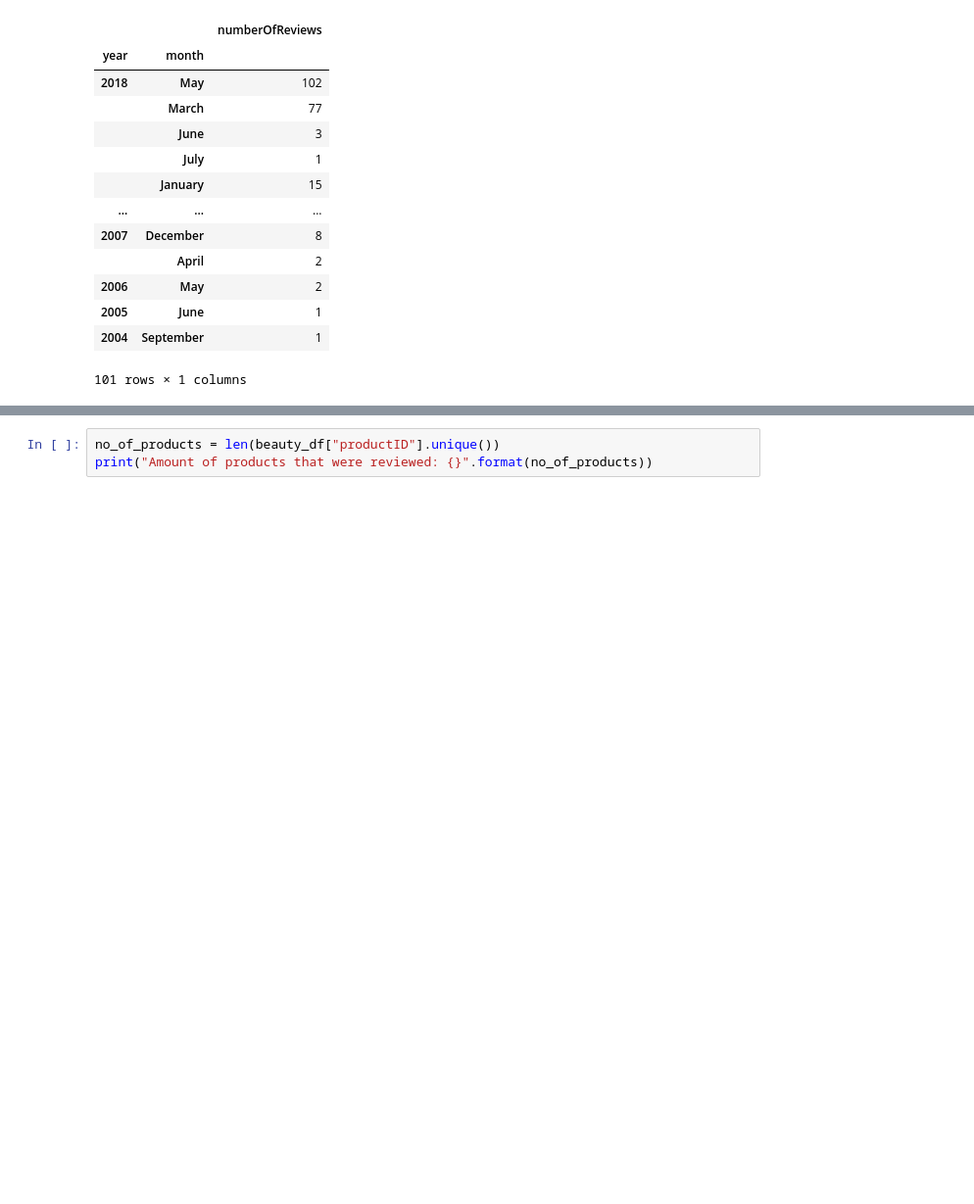
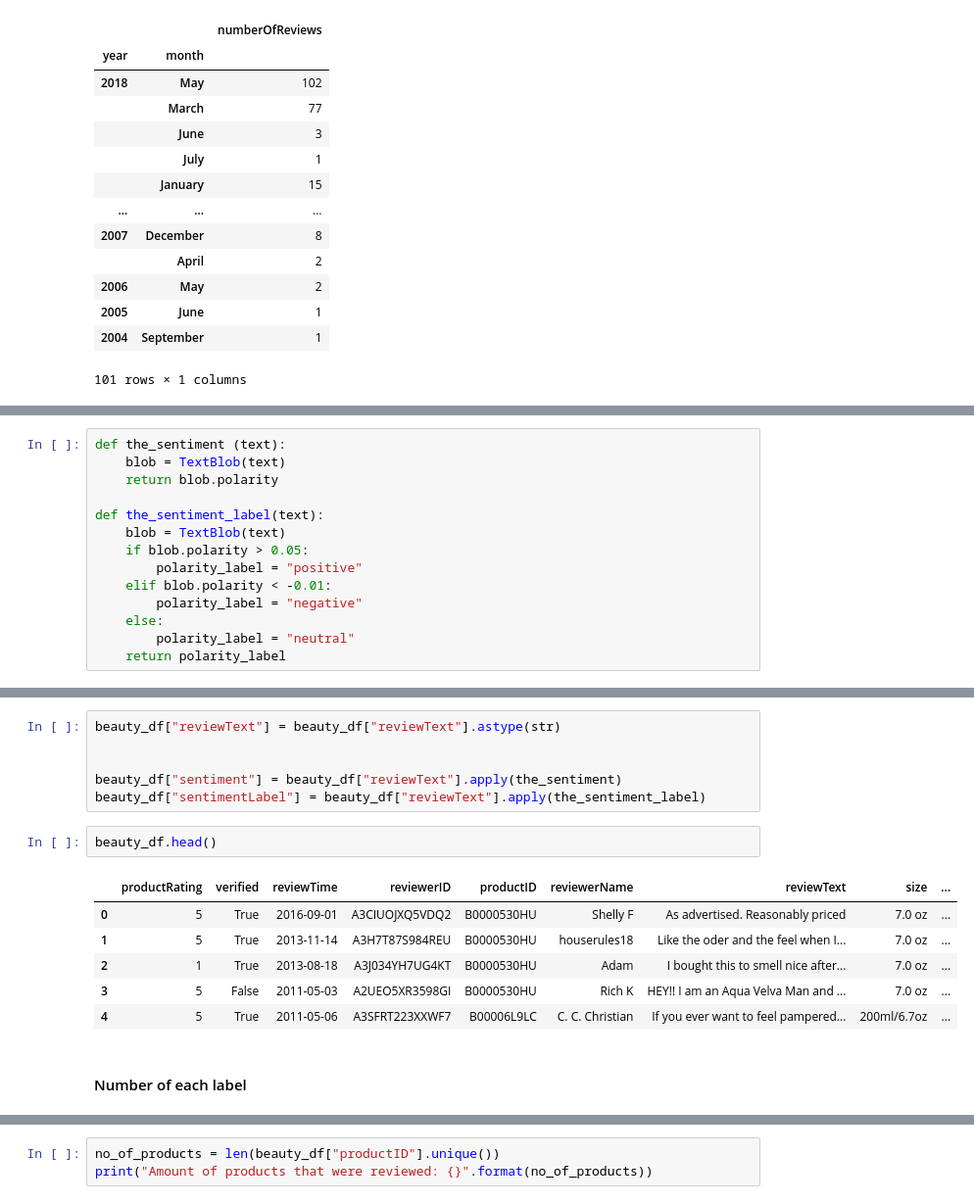
Before and after one commit to ahmadbashorun/AI6-amazon-reviews-EDA-project, a Jupyter notebook: Beauty_cleaning.ipynb, the cells around one changed output, grey strips where cells are left out. Shown at 98% size. Cells and saved outputs as stored; diff of their text form; blank space fills up the shorter version.

Commit message:
Answered the questions for each categories

```diff
--- a/Beauty_cleaning.ipynb
+++ b/Beauty_cleaning.ipynb
@@ -219,0 +210,14 @@ MONTHLY BREAKDOWN FOR AVERAGE RATINGS PER YEAR:
+# %%
+def the_sentiment (text):
+    blob = TextBlob(text)
+    return blob.polarity
+
+def the_sentiment_label(text):
+    blob = TextBlob(text)
+    if blob.polarity > 0.05:
+        polarity_label = "positive"
+    elif blob.polarity < -0.01:
+        polarity_label = "negative"
+    else:
+        polarity_label = "neutral"
+    return polarity_label
@@ -219,0 +226,17 @@ MONTHLY BREAKDOWN FOR AVERAGE RATINGS PER YEAR:
+# %%
+beauty_df["reviewText"] = beauty_df["reviewText"].astype(str)
+
+
+beauty_df["sentiment"] = beauty_df["reviewText"].apply(the_sentiment)
+beauty_df["sentimentLabel"] = beauty_df["reviewText"].apply(the_sentiment_label)
+# %%
+beauty_df.head()
+# %% [output]
+|  | productRating | verified | reviewTime | reviewerID | productID | reviewerName | reviewText | size | ... |
+| 0 | 5 | True | 2016-09-01 | A3CIUOJXQ5VDQ2 | B0000530HU | Shelly F | As advertised. Reasonably priced | 7.0 oz | ... |
+| 1 | 5 | True | 2013-11-14 | A3H7T87S984REU | B0000530HU | houserules18 | Like the oder and the feel when I... | 7.0 oz | ... |
+| 2 | 1 | True | 2013-08-18 | A3J034YH7UG4KT | B0000530HU | Adam | I bought this to smell nice after... | 7.0 oz | ... |
+| 3 | 5 | False | 2011-05-03 | A2UEO5XR3598GI | B0000530HU | Rich K | HEY!! I am an Aqua Velva Man and ... | 7.0 oz | ... |
+| 4 | 5 | True | 2011-05-06 | A3SFRT223XXWF7 | B00006L9LC | C. C. Christian | If you ever want to feel pampered... | 200ml/6.7oz | ... |
+# %% [markdown]
+#### Number of each label
```
Also changed, not shown: parts of 36 cells of this notebook.
